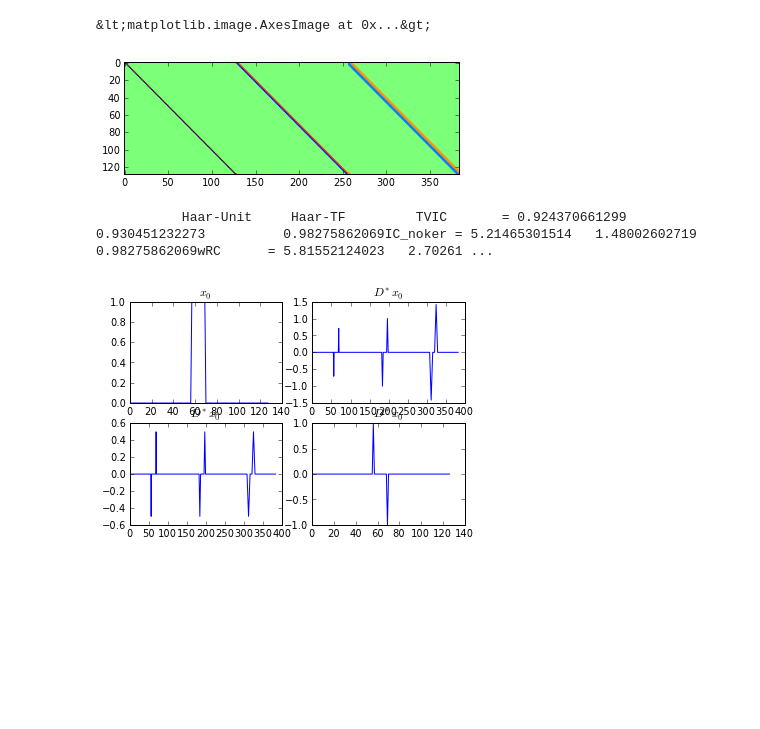
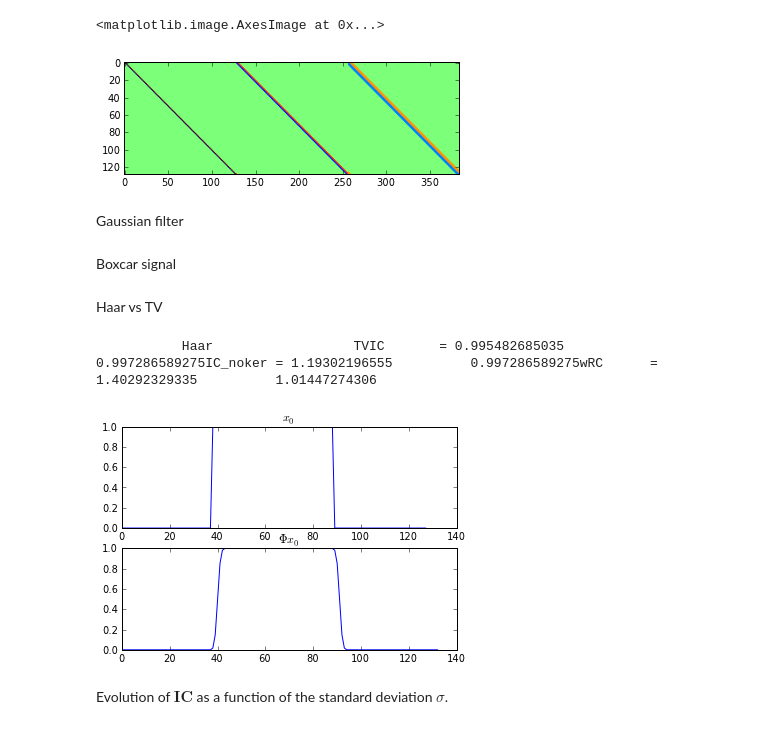
Before and after one commit to svaiter/robust_sparse_analysis_regularization, a Jupyter notebook: haar_deconvolution.ipynb, the cells around one changed output. Saved outputs shown, nothing was run; the diff lists cells and outputs as text; code cells hidden in the pictures; blank space fills up the shorter version.

```diff
--- a/haar_deconvolution.ipynb
+++ b/haar_deconvolution.ipynb
@@ -7,14 +7,24 @@ Haar dictionary
 # %%
-n = 128def haar_dict(n, scales=3, include_bf=False, normalization='unit'):    (Y,X) = mgrid[0:n,0:n]    I = mod(X-Y,n)    D = np.asarray([]).reshape((n,0))    for j in range(scales):        if normalization == 'tf':            rho = 2 ** (j+1)        elif normalization == 'unit':            rho = sqrt(2**(j+1))        d = zeros((n,1))        d[:2**j,:] = 1        #d[-1:-1-2**j+1,:]=-1        d[len(d)-2**j:,:]=-1        D = np.hstack((D,np.sum(d[I],axis=2)/rho))        if include_bf:            pass    return D
+n = 128def haar_dict(n, scales=3, normalization='unit'):    (Y,X) = mgrid[0:n,0:n]    I = mod(X-Y,n)    D = np.asarray([]).reshape((n,0))    for j in range(scales):        if normalization == 'tf':            rho = 2 ** (j+1)        elif normalization == 'unit':            rho = sqrt(2**(j+1))        else:            rho = 2**(normalization*(j+1))        d = zeros((n,1))        d[:2**j,:] = 1        #d[-1:-1-2**j+1,:]=-1        d[len(d)-2**j:,:]=-1        D = np.hstack((D,np.sum(d[I],axis=2)/rho))    return D
 # %%
-D = haar_dict(n)Dtf = haar_dict(n, normalization='tf')Dtv = finite_diff_1d(n)imshow(D)
+alpha = 'unit'D = haar_dict(n, normalization=alpha)Dtv = finite_diff_1d(n)imshow(D)
 # %% [output]
-&lt;matplotlib.image.AxesImage at 0x...&gt;
+<matplotlib.image.AxesImage at 0x...>
 [figure]
+# %% [markdown]
+Gaussian filter
+# %%
+def gaussian(n, sigma=0.5, shape=None):  sigma = max(abs(sigma), 1e-10)  if shape is None:    shape = max(int(6*sigma+0.5), 1)  x = numpy.arange(-(shape-1)/2.0, (shape-1)/2.0+1e-8)  Kx = numpy.exp(-x**2/(2*sigma**2)) / sqrt(2*pi*sigma*sigma)  op = toeplitz(np.vstack((Kx[:,np.newaxis], zeros((n-1,1)))), r=zeros((n,1)))  return op
+# %% [markdown]
+Boxcar signal
 # %%
 def sig(n, type='up-down', eta=0.2):    x = zeros((n,1))    x[floor(n/2 - eta*n):floor(n/2 + eta*n),:] = 1    if type == 'up-up-down':        x[floor(n/2):floor(n/2 + eta*n),:] = 2    return x
+# %% [markdown]
+Haar vs TV
 # %%
-Phi = eye(n)x0 = sig(n,eta=0.05,type='up-down')figure(1)subplot(221)title(r"$x_0$")plot(x0)subplot(222)title(r"$D^* x_0$")plot(dot(D.T,x0))subplot(223)title(r"$D^* x_0$")plot(dot(Dtf.T,x0))subplot(224)title(r"$D^* x_0$")plot(dot(Dtv.T,x0))critUnit = criterions_dict(D, Phi, x0)critTF = criterions_dict(Dtf, Phi, x0)critTV = criterions_dict(Dtv, Phi, x0)print "           Haar-Unit \t Haar-TF \t TV"print "IC       = %s \t %s \t %s" % (critUnit['IC'], critTF['IC'], critTV['IC'])print "IC_noker = %s \t %s \t %s" % (critUnit['IC_noker'], critTF['IC_noker'], critTV['IC_noker'])print "wRC      = %s \t %s \t %s" % (critUnit['wRC'], critTF['wRC'], critTV['wRC'])
+from scipy.linalg import toeplitzPhi = gaussian(n, sigma=1)x0 = sig(n,eta=0.2,type='up-down')figure(1)subplot(211)title(r"$x_0$")plot(x0)subplot(212)title(r"$\Phi x_0$")plot(dot(Phi,x0))crit = criterions_dict(D, Phi, x0)critTV = criterions_dict(Dtv, Phi, x0)print "           Haar \t\t TV"print "IC       = %s \t %s" % (crit['IC'], critTV['IC'])print "IC_noker = %s \t %s" % (crit['IC_noker'], critTV['IC_noker'])print "wRC      = %s \t %s" % (crit['wRC'], critTV['wRC'])
 # %% [output]
-           Haar-Unit     Haar-TF         TVIC       = 0.924370661299     0.930451232273          0.98275862069IC_noker = 5.21465301514   1.48002602719   0.98275862069wRC      = 5.81552124023   2.70261 ...
+           Haar                  TVIC       = 0.995482685035     0.997286589275IC_noker = 1.19302196555          0.997286589275wRC      = 1.40292329335          1.01447274306
-[figure, old version]
+[figure, new version]
+# %% [markdown]
+Evolution of $\textbf{IC}$ as a function of the standard deviation $\sigma$.
```
Also changed, not shown: parts of 9 cells of this notebook, 3 other files.
